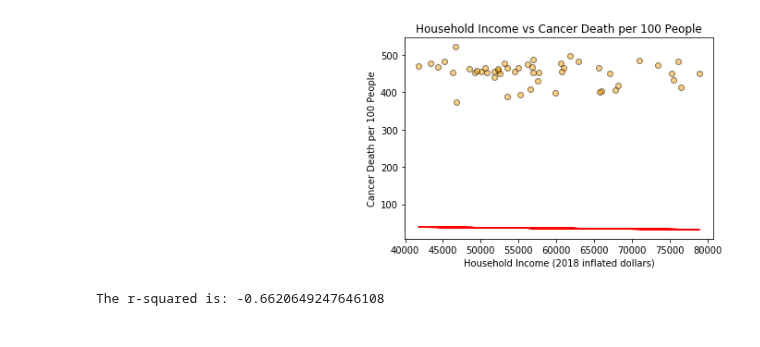
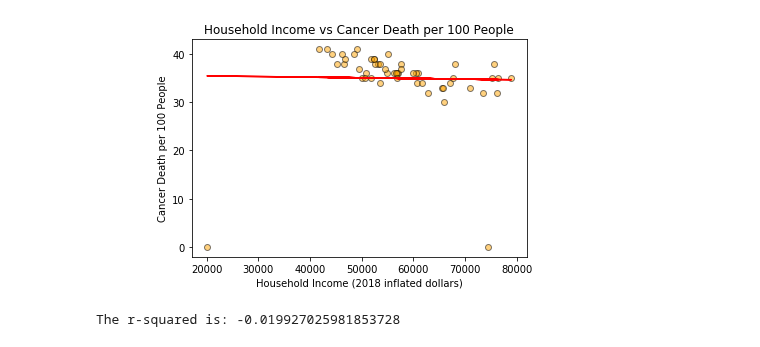
Before and after one commit to settinge/Cancer-and-Nonbiological-Variables, a Jupyter notebook: Income Correlation.ipynb, the cells around one changed output. Cells and saved outputs as stored; diff of their text form; code cells hidden in the pictures.

```diff
--- a/Income Correlation.ipynb
+++ b/Income Correlation.ipynb
@@ -36,9 +25,8 @@ cancer_df.head()
 | 3 | New Hampshire | 484.0 | 8129.0 | 162.0 | 2718.0 | 33.0 |
 | 4 | New Jersey | 483.0 | 50921.0 | 154.0 | 16407.0 | 32.0 |
 # %%
-merged_table =pd.merge(income_df, cancer_df, how="left", on="State")#.dropna()
-#merged_table.fillna(0)
-merged_table
+merged_table =pd.merge(income_df, cancer_df, how="left", on="State").fillna(0)#.dropna()
+merged_table.head()
 # %% [output]
 |  | Unnamed: 0 | Population | Household Income | State | Incidence Rate | Average Annual Count_x | Death Rate | ... |
 | 0 | 0 | 20612439.0 | 50860.0 | Florida | 452.0 | 121916.0 | 153.0 | ... |
@@ -121,20 +77,20 @@ The r-squared is: -0.5426915623986303
 # %%
-income = complete_table["Household Income"]
-Death_per_hundred = complete_table["Cancer Death_per_hundred_cancer_patient"]
+income = merged_table["Household Income"]
+Death_per_hundred = merged_table["Cancer Death_per_hundred_cancer_patient"]
 
-plt.scatter(income,incidence_rate, edgecolors= "black", facecolors="orange", alpha=.5)
+plt.scatter(income,Death_per_hundred, edgecolors= "black", facecolors="orange", alpha=.5)
 plt.xlabel("Household Income (2018 inflated dollars)")
 plt.ylabel("Cancer Death per 100 People")
 plt.title("Household Income vs Cancer Death per 100 People")
 
 (slope, intercept, rvalue, pvalue, stderr) = linregress(income, Death_per_hundred)
 tempregress_values = income*slope + intercept
 templine_eq = "y = " + str(round(slope,2)) + "x = " + str(round(intercept, 2))
 
 plt.annotate(templine_eq,(6,10), fontsize=15, color="red")
 plt.plot(income, tempregress_values, "r-")
 plt.show()
 print(f"The r-squared is: {rvalue}")
 # %% [output]
-[figure, old version]
+[figure, new version]
-The r-squared is: -0.6620649247646108
+The r-squared is: -0.019927025981853728
```
Also changed, not shown: parts of 5 cells of this notebook.
